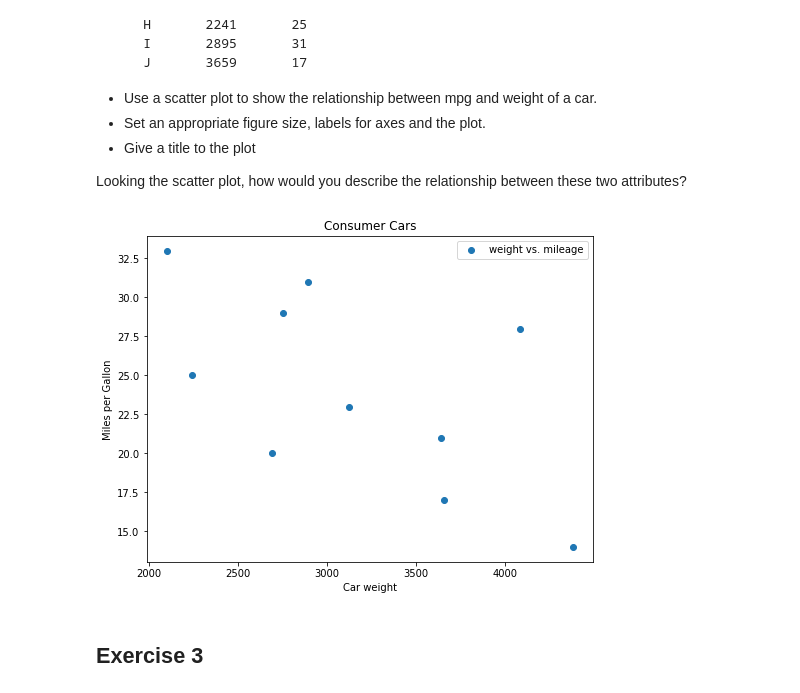
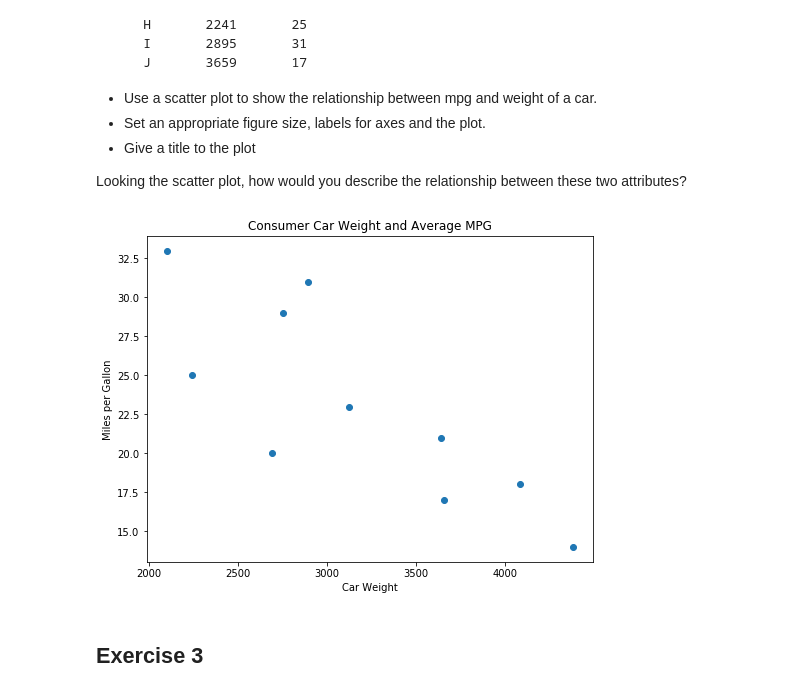
Before and after one commit to kayschulz/dsc-0-01-22-visualizing-data-lab-seattle-ds-career-040119, a Jupyter notebook: index.ipynb, the cells around one changed output. Cells and saved outputs as stored; diff of their text form; code cells hidden in the pictures.

```diff
--- a/index.ipynb
+++ b/index.ipynb
@@ -69,21 +69,21 @@ Looking the scatter plot, how would you describe the relationship between these
 # %%
 weight = [2750, 3125, 2100, 4082, 2690, 3640, 4380, 2241, 2895, 3659]
 mpg = [29, 23, 33, 18, 20, 21, 14, 25, 31, 17]
 
 # Set the figure size in inches
 plt.figure(figsize=(8,6))
 
 # Plot with scatter()
 plt.scatter(weight, mpg)
 
 # Set x and y axes labels and give titles
 plt.title('Consumer Car Weight and Average MPG')
 plt.xlabel('Car Weight')
 plt.ylabel('Miles per Gallon')
 
-pl
+plt.show()
 # %% [output]
-[figure, old version]
+[figure, new version]
 # %% [markdown]
 ## Exercise 3
 # %% [markdown]
```
